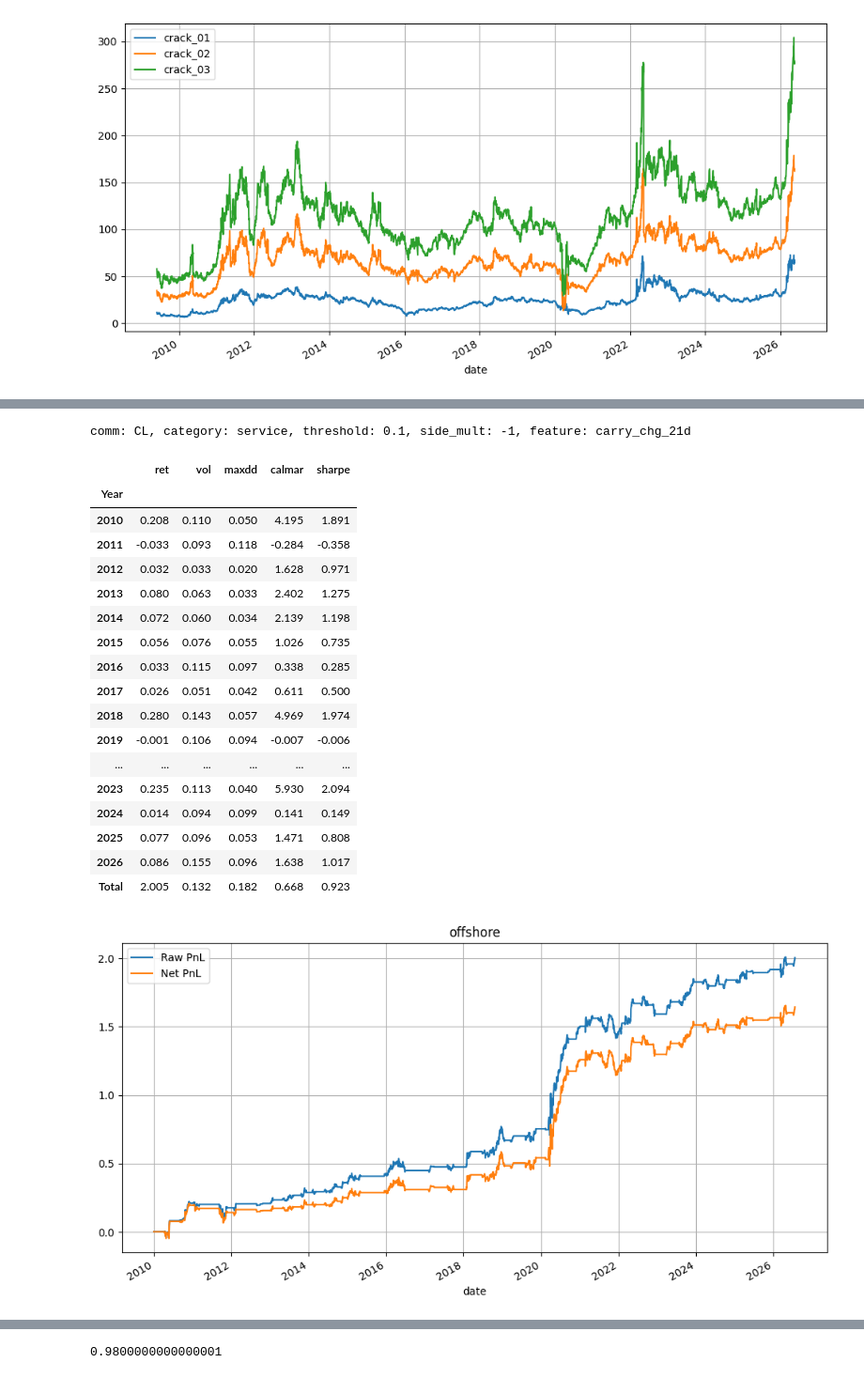
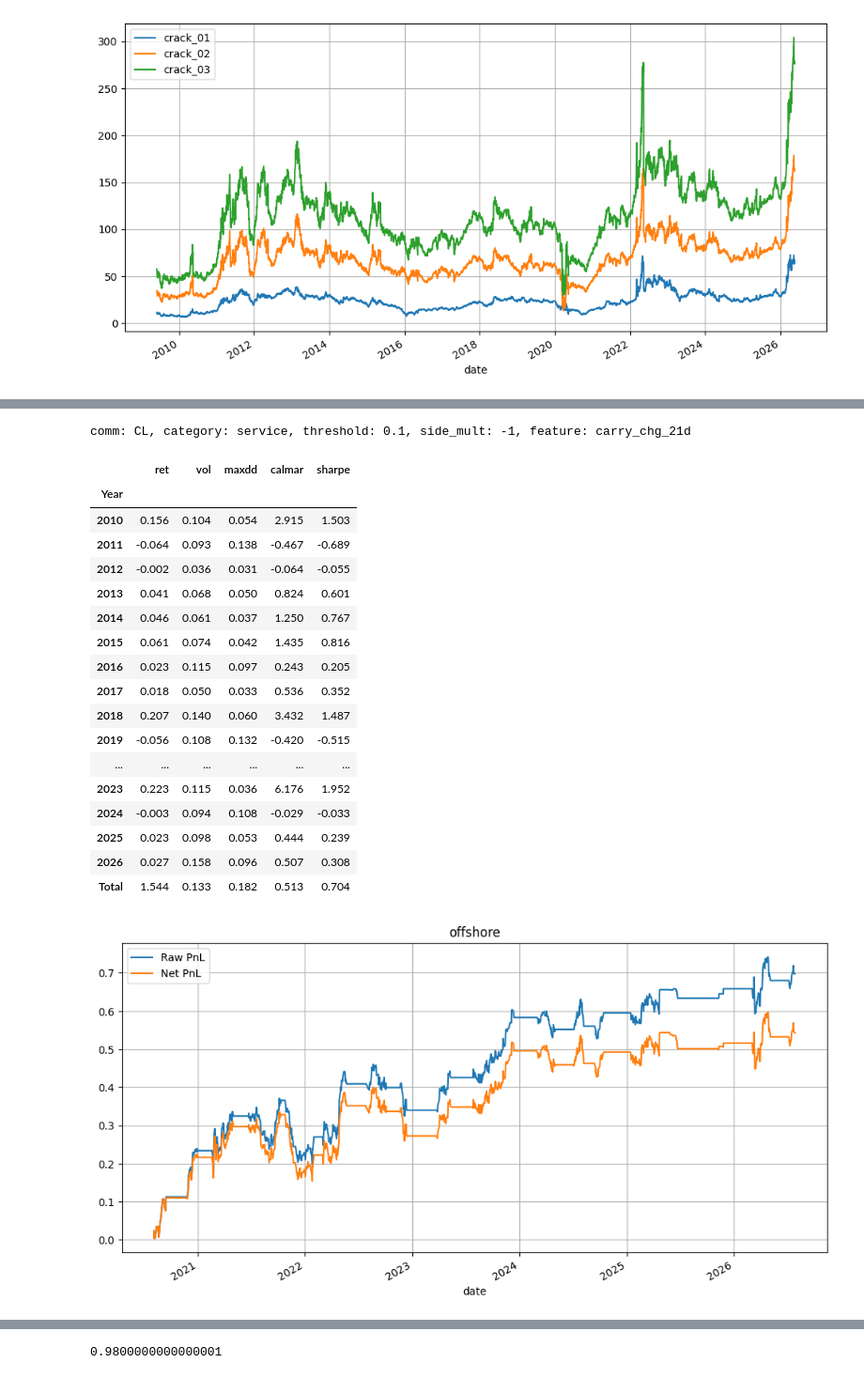
Before and after one commit to chenxu0602/comm-ls, a Jupyter notebook: notebooks/backtest_cl.ipynb, the cells around one changed output, grey strips where cells are left out. Shown at 94% size. Cells and saved outputs as stored; diff of their text form; code cells hidden in the pictures.

```diff
--- a/notebooks/backtest_cl.ipynb
+++ b/notebooks/backtest_cl.ipynb
@@ -834,7 +966,7 @@ def calc_stats(ds: pd.Series) -> pd.DataFrame:
         'sharpe': sharpes,
     }).set_index('Year').round(3)
 # %%
-target_date = pd.Timestamp("2026-07-24")
+target_date = pd.Timestamp("2026-07-28")
 # %%
 crack_results = {}
 
@@ -1107,38 +1240,39 @@ comm: XB, category: fuel, threshold: 0.06, side_mult: -1, feature: front_third_a
 # %%
 df_service, df_ret = calc_sig('service', 'CL')
 
-df_service_pos, df_service_target = calc_pos_with_future(df_service.rolling(2).mean(), [target_date])
+df_service_pos, df_service_target = calc_pos_with_future(df_service, [target_date])
+# df_service_pos, df_service_target = calc_pos_with_future(df_service.rolling(2).mean(), [target_date])
 df_pnl, df_net = calc_pnl(df_service_pos, df_ret)
 
 pd.DataFrame({
     'Raw PnL': df_pnl.sum(axis=1),
     'Net PnL': df_net.sum(axis=1),
-}).cumsum().plot(figsize=(12, 6), title='offshore', grid=True)
+}).iloc[-1500:].cumsum().plot(figsize=(12, 6), title='offshore', grid=True)
 
 df_net.to_csv('sim_results/offshore.csv', index=True)
 
-calc_stats(df_pnl.sum(axis=1))
+calc_stats(df_net.sum(axis=1))
 # %% [output]
 comm: CL, category: service, threshold: 0.1, side_mult: -1, feature: carry_chg_21d
 |  | ret | vol | maxdd | calmar | sharpe |
 | Year |  |  |  |  |  |
-| 2010 | 0.208 | 0.110 | 0.050 | 4.195 | 1.891 |
-| 2011 | -0.033 | 0.093 | 0.118 | -0.284 | -0.358 |
-| 2012 | 0.032 | 0.033 | 0.020 | 1.628 | 0.971 |
-| 2013 | 0.080 | 0.063 | 0.033 | 2.402 | 1.275 |
-| 2014 | 0.072 | 0.060 | 0.034 | 2.139 | 1.198 |
-| 2015 | 0.056 | 0.076 | 0.055 | 1.026 | 0.735 |
-| 2016 | 0.033 | 0.115 | 0.097 | 0.338 | 0.285 |
-| 2017 | 0.026 | 0.051 | 0.042 | 0.611 | 0.500 |
-| 2018 | 0.280 | 0.143 | 0.057 | 4.969 | 1.974 |
-| 2019 | -0.001 | 0.106 | 0.094 | -0.007 | -0.006 |
+| 2010 | 0.156 | 0.104 | 0.054 | 2.915 | 1.503 |
+| 2011 | -0.064 | 0.093 | 0.138 | -0.467 | -0.689 |
+| 2012 | -0.002 | 0.036 | 0.031 | -0.064 | -0.055 |
+| 2013 | 0.041 | 0.068 | 0.050 | 0.824 | 0.601 |
+| 2014 | 0.046 | 0.061 | 0.037 | 1.250 | 0.767 |
+| 2015 | 0.061 | 0.074 | 0.042 | 1.435 | 0.816 |
+| 2016 | 0.023 | 0.115 | 0.097 | 0.243 | 0.205 |
+| 2017 | 0.018 | 0.050 | 0.033 | 0.536 | 0.352 |
+| 2018 | 0.207 | 0.140 | 0.060 | 3.432 | 1.487 |
+| 2019 | -0.056 | 0.108 | 0.132 | -0.420 | -0.515 |
 | ... | ... | ... | ... | ... | ... |
-| 2023 | 0.235 | 0.113 | 0.040 | 5.930 | 2.094 |
-| 2024 | 0.014 | 0.094 | 0.099 | 0.141 | 0.149 |
-| 2025 | 0.077 | 0.096 | 0.053 | 1.471 | 0.808 |
-| 2026 | 0.086 | 0.155 | 0.096 | 1.638 | 1.017 |
-| Total | 2.005 | 0.132 | 0.182 | 0.668 | 0.923 |
+| 2023 | 0.223 | 0.115 | 0.036 | 6.176 | 1.952 |
+| 2024 | -0.003 | 0.094 | 0.108 | -0.029 | -0.033 |
+| 2025 | 0.023 | 0.098 | 0.053 | 0.444 | 0.239 |
+| 2026 | 0.027 | 0.158 | 0.096 | 0.507 | 0.308 |
+| Total | 1.544 | 0.133 | 0.182 | 0.513 | 0.704 |
-[figure, old version]
+[figure, new version]
 # %%
 df_ship, df_ret = calc_sig('shipping', 'CL')
 
```
Also changed, not shown: parts of 17 cells of this notebook, 13 other files.
